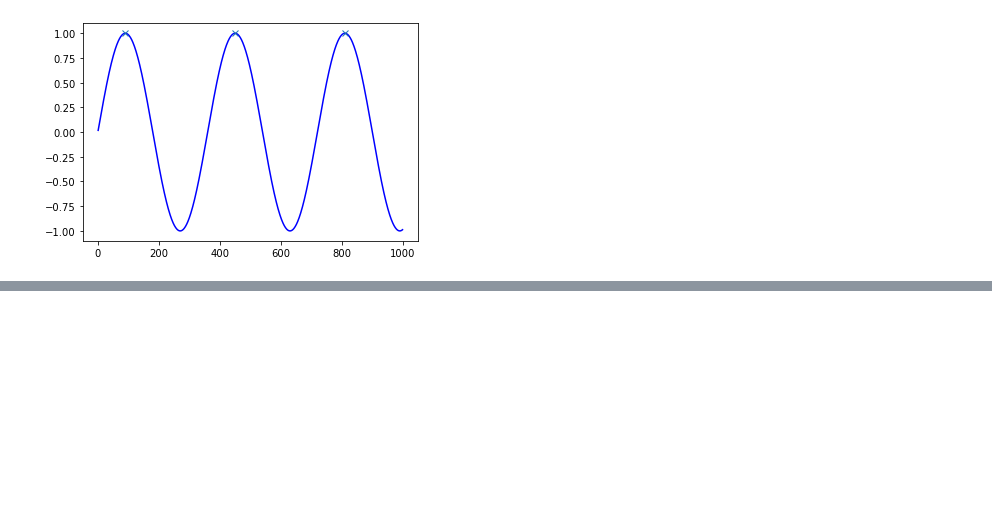
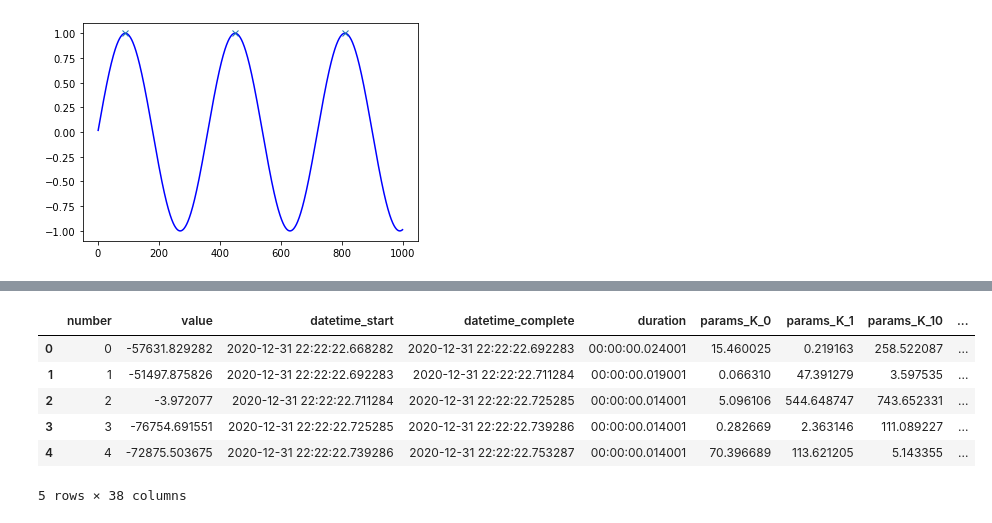
Before and after one commit to DSP-sleep/PT_Chaotic_Oscillators, a Jupyter notebook: optuna_search_FFTscore.ipynb, the cells around one changed output, grey strips where cells are left out. Cells and saved outputs as stored; diff of their text form; code cells hidden in the pictures; blank space fills up the shorter version.

```diff
--- a/optuna_search_FFTscore.ipynb
+++ b/optuna_search_FFTscore.ipynb
@@ -500,0 +542,11 @@ plt.savefig("best_result.png")
+# %%
+df=study.trials_dataframe()
+df.head()
+# %% [output]
+|  | number | value | datetime_start | datetime_complete | duration | params_K_0 | params_K_1 | params_K_10 | ... |
+| 0 | 0 | -57631.829282 | 2020-12-31 22:22:22.668282 | 2020-12-31 22:22:22.692283 | 00:00:00.024001 | 15.460025 | 0.219163 | 258.522087 | ... |
+| 1 | 1 | -51497.875826 | 2020-12-31 22:22:22.692283 | 2020-12-31 22:22:22.711284 | 00:00:00.019001 | 0.066310 | 47.391279 | 3.597535 | ... |
+| 2 | 2 | -3.972077 | 2020-12-31 22:22:22.711284 | 2020-12-31 22:22:22.725285 | 00:00:00.014001 | 5.096106 | 544.648747 | 743.652331 | ... |
+| 3 | 3 | -76754.691551 | 2020-12-31 22:22:22.725285 | 2020-12-31 22:22:22.739286 | 00:00:00.014001 | 0.282669 | 2.363146 | 111.089227 | ... |
+| 4 | 4 | -72875.503675 | 2020-12-31 22:22:22.739286 | 2020-12-31 22:22:22.753287 | 00:00:00.014001 | 70.396689 | 113.621205 | 5.143355 | ... |
+5 rows × 38 columns
```
Also changed, not shown: parts of 8 cells of this notebook.
